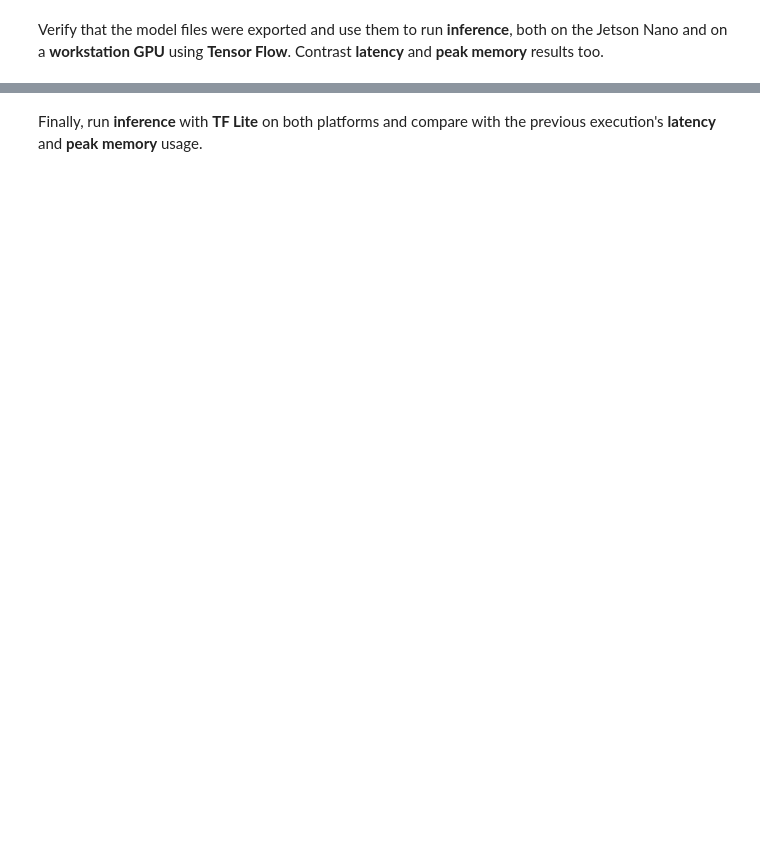
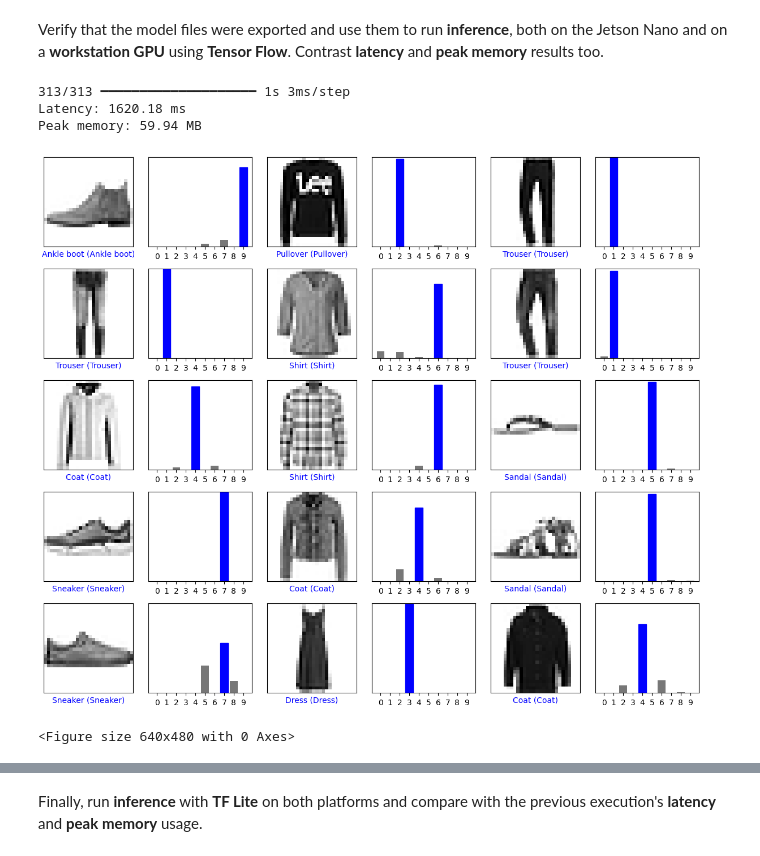
Before and after one commit to jusanchez6/Embedded-Machine-Learning, a Jupyter notebook: Lab3/Embedded_ML_Lab_3_Accelerators_for_ML.ipynb, the cells around one changed output, grey strips where cells are left out. Drawn from its saved outputs; the diff is of its cells as text; code cells hidden in the pictures; blank space fills up the shorter version.

```diff
--- a/Lab3/Embedded_ML_Lab_3_Accelerators_for_ML.ipynb
+++ b/Lab3/Embedded_ML_Lab_3_Accelerators_for_ML.ipynb
@@ -60,7 +22,9 @@ import time
 
 start = time.time()
 
-# here goes the code you want to measure
+# Code to measure
+for i in range(1000):
+    _ = i * i
 
 end = time.time()
 print("Execution time:", end - start, "seconds")
@@ -68,0 +38,11 @@ Execution time: 2.2411346435546875e-05 seconds
+# %%
+import time
+
+start = time.perf_counter()
+
+# Code to measure
+for i in range(1000):
+    _ = i * i
+
+end = time.perf_counter()
+print("Execution time:", end - start, "seconds")
@@ -164,47 +177,67 @@ tflite_model_file.write_bytes(tflite_model)
 # %% [markdown]
 Verify that the model files were exported and use them to run **inference**, both on the Jetson Nano and on a **workstation GPU** using **Tensor Flow**. Contrast **latency** and **peak memory** results too.
 # %%
+import time
+import tracemalloc
+import numpy as np
+import matplotlib.pyplot as plt
+
+# --- Measure latency and peak memory ---
+tracemalloc.start()
+start_time = time.perf_counter()
+
 predictions = model.predict(test_images)
 
-# Function to plot the image, its true label, and the predicted label
+end_time = time.perf_counter()
+current, peak = tracemalloc.get_traced_memory()
+tracemalloc.stop()
+
+latency_ms = (end_time - start_time) * 1000
+peak_memory_mb = peak / (1024 * 1024)
+
+print(f"Latency: {latency_ms:.2f} ms")
+print(f"Peak memory: {peak_memory_mb:.2f} MB")
+
+# --- Function to plot the image and its prediction ---
 def plot_image(i, predictions_array, true_label, img):
 	true_label, img = true_label[i], img[i]
 	plt.grid(False)
 	plt.xticks([])
 	plt.yticks([])
-
 	plt.imshow(img, cmap=plt.cm.binary)
-
 	predicted_label = np.argmax(predictions_array)
-	if predicted_label == true_label:
-		color = 'blue'
-	else:
-		color = 'red'
-
+	color = 'blue' if predicted_label == true_label else 'red'
 	plt.xlabel(f"{class_names[predicted_label]} ({class_names[true_label]})", color=color)
 
 def plot_value_array(i, predictions_array, true_label):
 	true_label = true_label[i]
 	plt.grid(False)
 	plt.xticks(range(10))
 	plt.yticks([])
 	thisplot = plt.bar(range(10), predictions_array, color="#777777")
 	plt.ylim([0, 1])
 	predicted_label = np.argmax(predictions_array)
-
 	thisplot[predicted_label].set_color('red')
 	thisplot[true_label].set_color('blue')
 
-# Plot the first X test images, their predicted labels, and the true labels
-# Color correct predictions in blue, incorrect predictions in red
+# --- Plot predictions for first few test images ---
 num_rows = 5
 num_cols = 3
 num_images = num_rows * num_cols
 plt.figure(figsize=(2 * 2 * num_cols, 2 * num_rows))
 for i in range(num_images):
 	plt.subplot(num_rows, 2 * num_cols, 2 * i + 1)
 	plot_image(i, predictions[i], test_labels, test_images)
 	plt.subplot(num_rows, 2 * num_cols, 2 * i + 2)
 	plot_value_array(i, predictions[i], test_labels)
 plt.tight_layout()
 plt.show()
+
+plt.tight_layout()
+plt.show()
+# %% [output]
+313/313 ━━━━━━━━━━━━━━━━━━━━ 1s 3ms/step
+Latency: 1620.18 ms
+Peak memory: 59.94 MB
+[figure, added]
+<Figure size 640x480 with 0 Axes>
```
Also changed, not shown: parts of 34 cells of this notebook, 4 other files.
